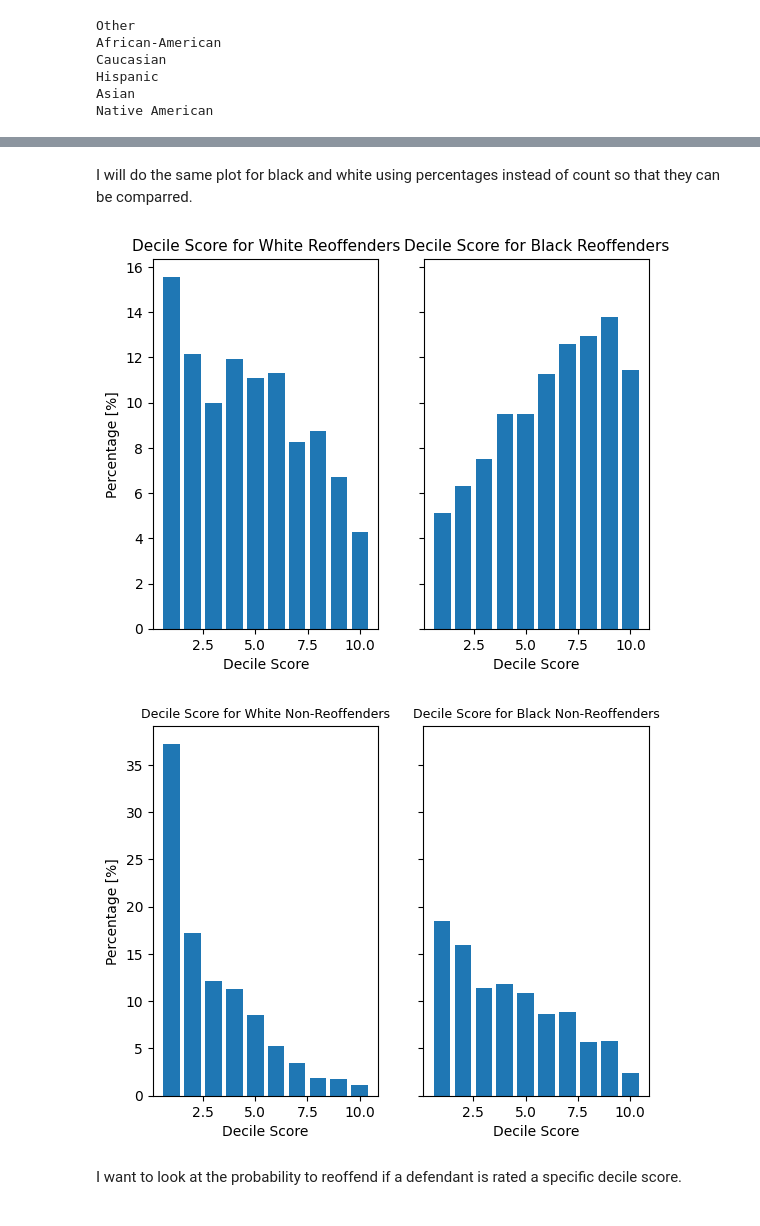
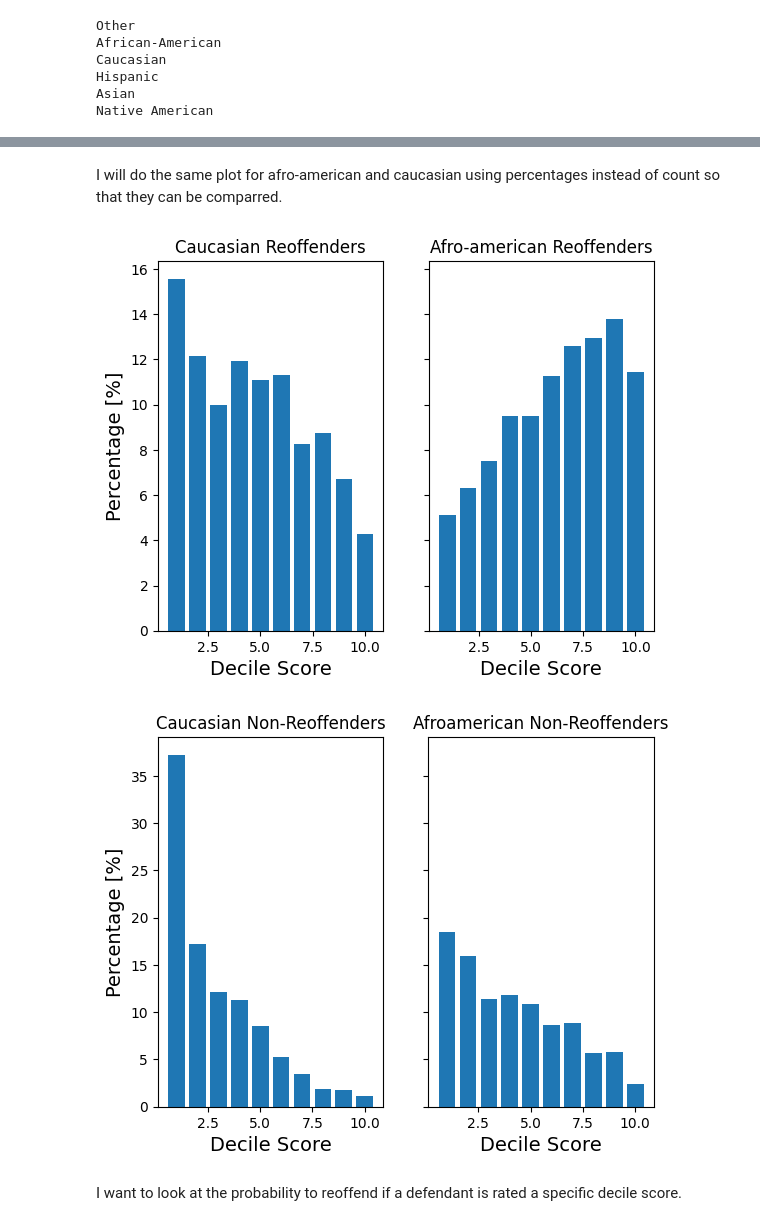
Before and after one commit to kajassandnes/HON2200_compas, a Jupyter notebook: compas.ipynb, the cells around one changed output, grey strips where cells are left out. Cells and saved outputs as stored; diff of their text form; code cells hidden in the pictures.

```diff
--- a/compas.ipynb
+++ b/compas.ipynb
@@ -311,39 +309,39 @@ plt.show()
 # %% [markdown]
-I will do the same plot for black and white using percentages instead of count so that they can be comparred.
+I will do the same plot for afro-american and caucasian using percentages instead of count so that they can be comparred.
 # %%
 w_reoffenders_p = np.array(w_reoffenders) * 100 / len(wr)
 b_reoffenders_p = np.array(b_reoffenders) * 100 / len(br)
 wn_reoffenders_p = np.array(wn_reoffenders) * 100 / len(wnr)
 bn_reoffenders_p = np.array(bn_reoffenders) * 100 / len(bnr)
 
 fig, axs = plt.subplots(1, 2, sharey = True)
 plt.subplot(1, 2, 1)
 axs[0].bar(scores, w_reoffenders_p)
-axs[0].set_title('Decile Score for White Reoffenders', fontsize=11)
-axs[0].set_xlabel('Decile Score')
-axs[0].set_ylabel('Percentage [%]')
+axs[0].set_title('Caucasian Reoffenders')
+axs[0].set_xlabel('Decile Score', fontsize = 14)
+axs[0].set_ylabel('Percentage [%]', fontsize = 14)
 
 plt.subplot(1, 2, 2)
 axs[1].bar(scores, b_reoffenders_p)
-axs[1].set_title('Decile Score for Black Reoffenders', fontsize=11)
-axs[1].set_xlabel('Decile Score')
+axs[1].set_title('Afro-american Reoffenders')
+axs[1].set_xlabel('Decile Score', fontsize = 14)
 plt.show()
 
 fig, axs = plt.subplots(1, 2, sharey = True)
 plt.subplot(1, 2, 1)
 axs[0].bar(scores, wn_reoffenders_p)
-axs[0].set_title('Decile Score for White Non-Reoffenders', fontsize=9)
-axs[0].set_xlabel('Decile Score')
-axs[0].set_ylabel('Percentage [%]')
+axs[0].set_title('Caucasian Non-Reoffenders')
+axs[0].set_xlabel('Decile Score', fontsize = 14)
+axs[0].set_ylabel('Percentage [%]', fontsize = 14)
 
 plt.subplot(1, 2, 2)
 axs[1].bar(scores, bn_reoffenders_p)
-axs[1].set_title('Decile Score for Black Non-Reoffenders', fontsize=9)
-axs[1].set_xlabel('Decile Score')
+axs[1].set_title('Afroamerican Non-Reoffenders')
+axs[1].set_xlabel('Decile Score', fontsize = 14)
 plt.show()
 # %% [output]
-[figure, old version]
+[figure, new version]
-[figure, old version]
+[figure, new version]
 # %% [markdown]
 I want to look at the probability to reoffend if a defendant is rated a specific decile score.
 # %%
```
Also changed, not shown: parts of 10 cells of this notebook, 1 other file.
